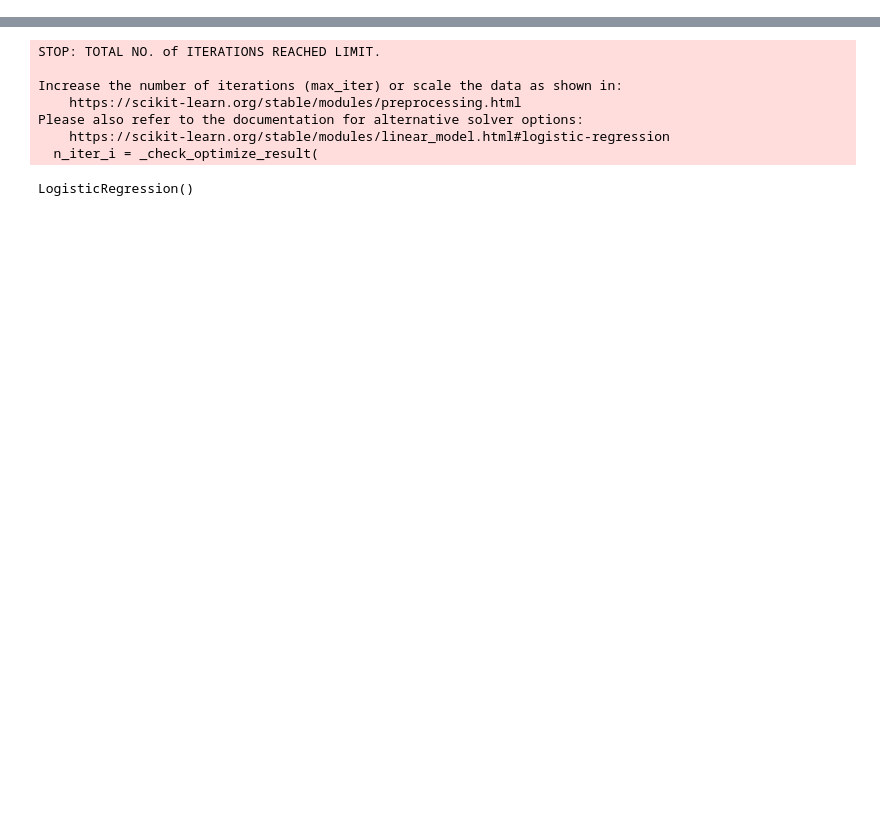
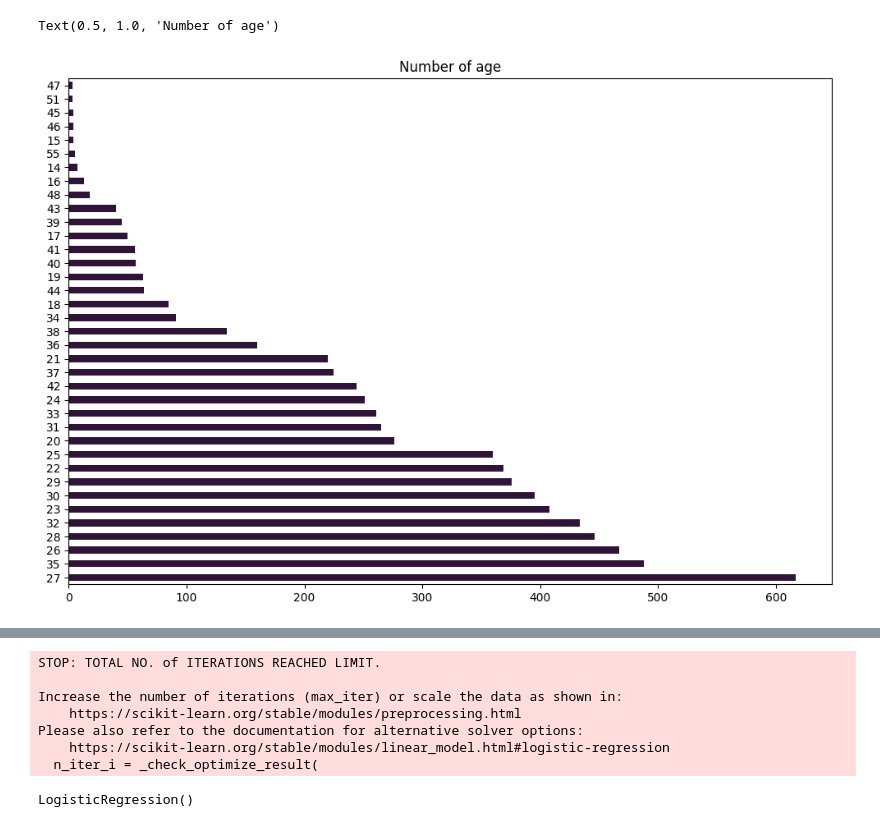
Before and after one commit to HamidEmreDirim/Table-Tennis-Match-Prediction, a Jupyter notebook: Table Tennis Match Predictor/main.ipynb, the cells around one changed output, grey strips where cells are left out. Drawn from its saved outputs; the diff is of its cells as text; code cells hidden in the pictures; blank space fills up the shorter version.

```diff
--- a/Table Tennis Match Predictor/main.ipynb
+++ b/Table Tennis Match Predictor/main.ipynb
@@ -167,0 +289,6 @@ final_data["winner"] = df["winner"]
+# %%
+winners["age"].value_counts().plot(kind="barh", colormap="twilight_shifted", figsize=(12, 8))
+plt.title('Number of age')
+# %% [output]
+Text(0.5, 1.0, 'Number of age')
+[figure, added]
```
Also changed, not shown: parts of 55 cells of this notebook, 4 other files.
